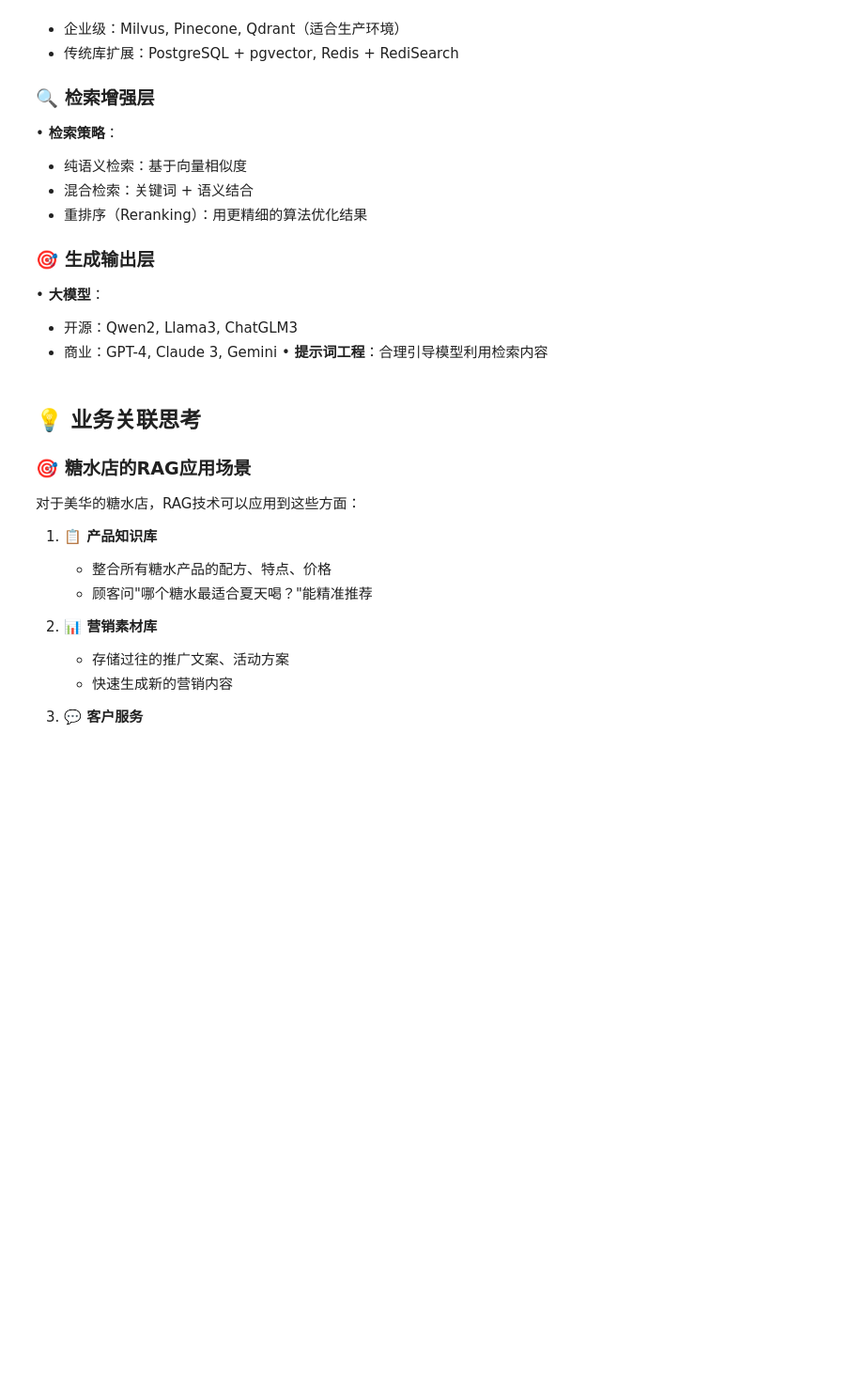
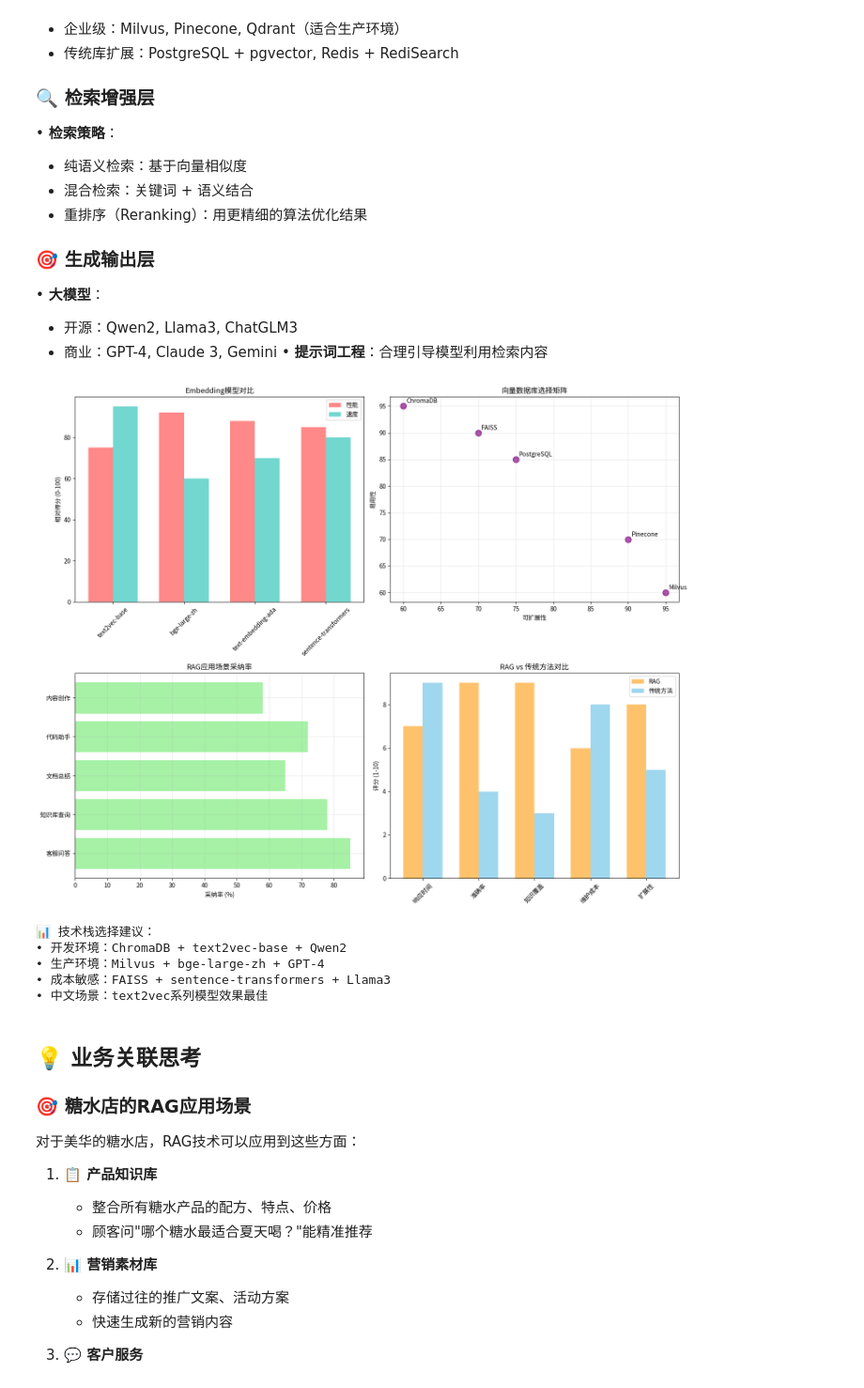
Before and after one commit to Gujiaweiguo/ai-learning-notes, a Jupyter notebook: 第4周/第4周-Day1-RAG基本流程与架构.ipynb, the cells around one changed output. Shown at 94% size. Cells and saved outputs as stored; diff of their text form; code cells hidden in the pictures; blank space fills up the shorter version.

```diff
--- a/第4周/第4周-Day1-RAG基本流程与架构.ipynb
+++ b/第4周/第4周-Day1-RAG基本流程与架构.ipynb
@@ -536,34 +577,45 @@ ax2.set_title('向量数据库选择矩阵')
 ax2.grid(True, alpha=0.3)
 
 # 3. RAG应用场景分布
 scenarios = ['客服问答', '知识库查询', '文档总结', '代码助手', '内容创作']
 adoption_rate = [85, 78, 65, 72, 58]
 
 ax3.barh(scenarios, adoption_rate, color='lightgreen', alpha=0.8)
 ax3.set_title('RAG应用场景采纳率')
 ax3.set_xlabel('采纳率 (%)')
 ax3.grid(True, alpha=0.3)
 
 # 4. RAG vs 传统方法性能对比
 metrics = ['响应时间', '准确率', '知识覆盖', '维护成本', '扩展性']
 rag_scores = [7, 9, 9, 6, 8]
 traditional_scores = [9, 4, 3, 8, 5]
 
 x = np.arange(len(metrics))
 width = 0.35
 
 ax4.bar(x - width/2, rag_scores, width, label='RAG', color='#FFB347', alpha=0.8)
 ax4.bar(x + width/2, traditional_scores, width, label='传统方法', color='#87CEEB', alpha=0.8)
 ax4.set_title('RAG vs 传统方法对比')
 ax4.set_xticks(x)
 ax4.set_xticklabels(metrics, rotation=45)
 ax4.legend()
 ax4.set_ylabel('评分 (1-10)')
 
 plt.tight_layout()
 plt.show()
 
-print("📊 技术栈选择建议：\n• 开发环境：ChromaDB + text2vec-base + Qwen2\n• 生产环境：Milvus + bge-large-zh + GPT-4\n• 成本敏感：FAISS + sentence-transformers + Llama3\n• 中文场景：text2vec系列模型效果最佳")
+print("📊 技术栈选择建议：\n"
+      "• 开发环境：ChromaDB + text2vec-base + Qwen2\n"
+      "• 生产环境：Milvus + bge-large-zh + GPT-4\n"
+      "• 成本敏感：FAISS + sentence-transformers + Llama3\n"
+      "• 中文场景：text2vec系列模型效果最佳")
+# %% [output]
+[figure, added]
+📊 技术栈选择建议：
+• 开发环境：ChromaDB + text2vec-base + Qwen2
+• 生产环境：Milvus + bge-large-zh + GPT-4
+• 成本敏感：FAISS + sentence-transformers + Llama3
+• 中文场景：text2vec系列模型效果最佳
 # %% [markdown]
 ## 💡 业务关联思考
 
```
Also changed, not shown: parts of 7 cells of this notebook, 21 other files.
